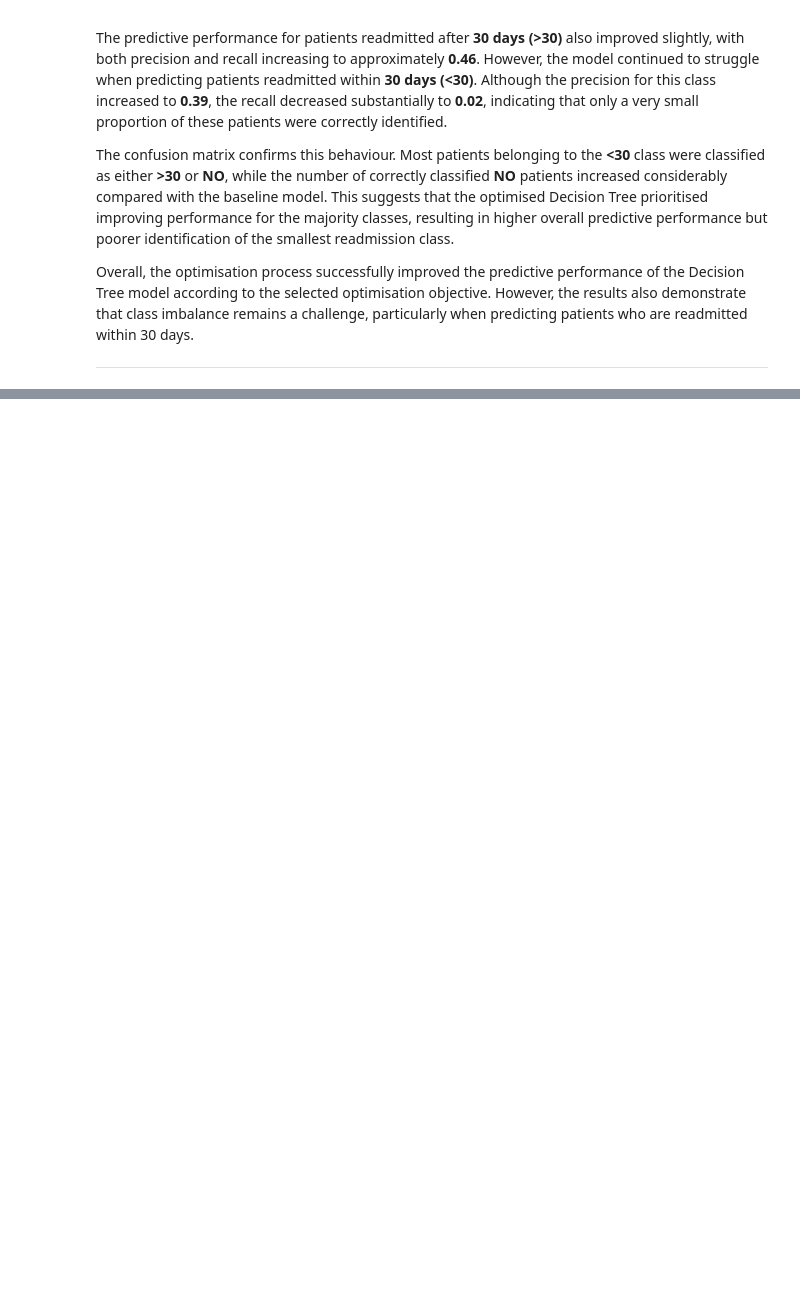
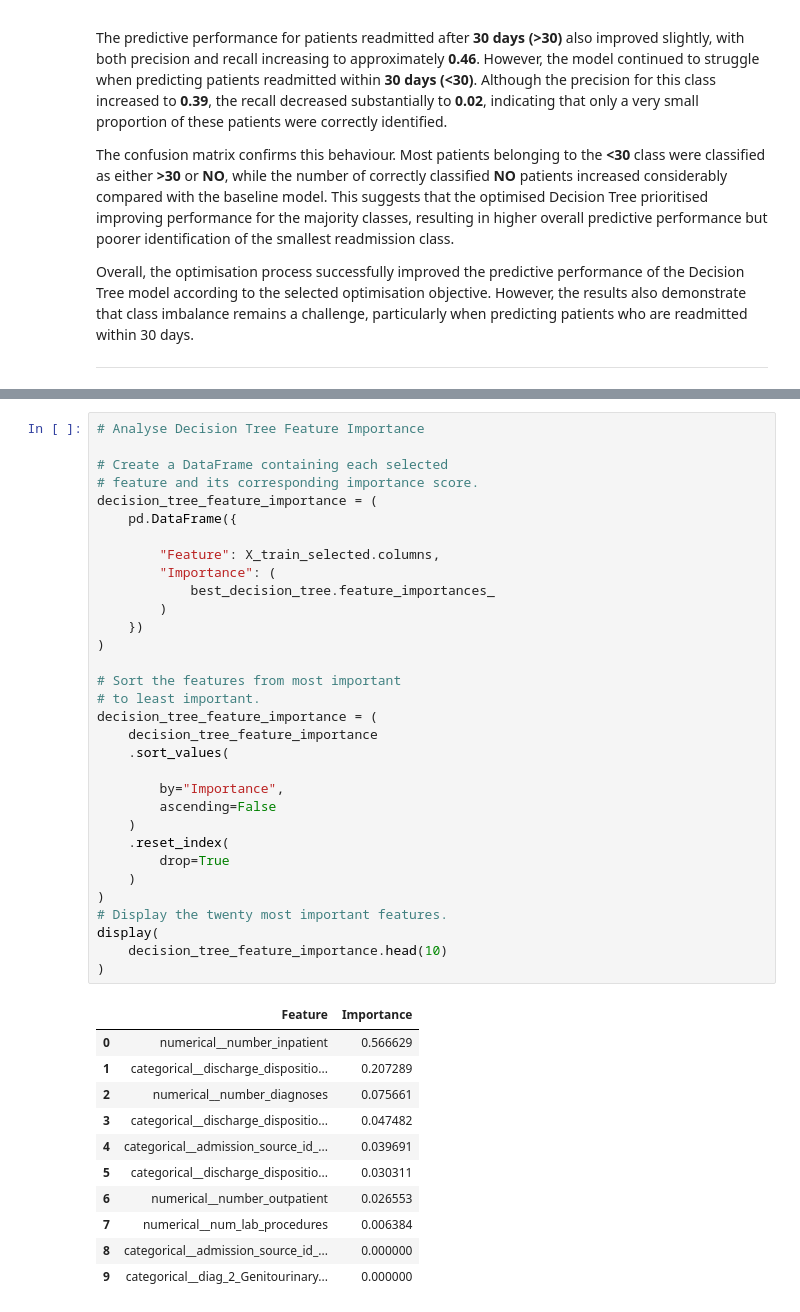
Before and after one commit to ajay-nagpal/Hospital-Readmission-Prediction, a Jupyter notebook: hospital_readmission.ipynb, the cells around one changed output, grey strips where cells are left out. Cells and saved outputs as stored; diff of their text form; blank space fills up the shorter version.

```diff
--- a/hospital_readmission.ipynb
+++ b/hospital_readmission.ipynb
@@ -5675,0 +5720,44 @@ Overall, the optimisation process successfully improved the predictive performan
+# %%
+# Analyse Decision Tree Feature Importance
+
+# Create a DataFrame containing each selected
+# feature and its corresponding importance score.
+decision_tree_feature_importance = (
+    pd.DataFrame({
+
+        "Feature": X_train_selected.columns,
+        "Importance": (
+            best_decision_tree.feature_importances_
+        )
+    })
+)
+
+# Sort the features from most important
+# to least important.
+decision_tree_feature_importance = (
+    decision_tree_feature_importance
+    .sort_values(
+
+        by="Importance",
+        ascending=False
+    )
+    .reset_index(
+        drop=True
+    )
+)
+# Display the twenty most important features.
+display(
+    decision_tree_feature_importance.head(10)
+)
+# %% [output]
+|  | Feature | Importance |
+| 0 | numerical__number_inpatient | 0.566629 |
+| 1 | categorical__discharge_dispositio... | 0.207289 |
+| 2 | numerical__number_diagnoses | 0.075661 |
+| 3 | categorical__discharge_dispositio... | 0.047482 |
+| 4 | categorical__admission_source_id_... | 0.039691 |
+| 5 | categorical__discharge_dispositio... | 0.030311 |
+| 6 | numerical__number_outpatient | 0.026553 |
+| 7 | numerical__num_lab_procedures | 0.006384 |
+| 8 | categorical__admission_source_id_... | 0.000000 |
+| 9 | categorical__diag_2_Genitourinary... | 0.000000 |
```
Also changed, not shown: parts of 13 cells of this notebook.
